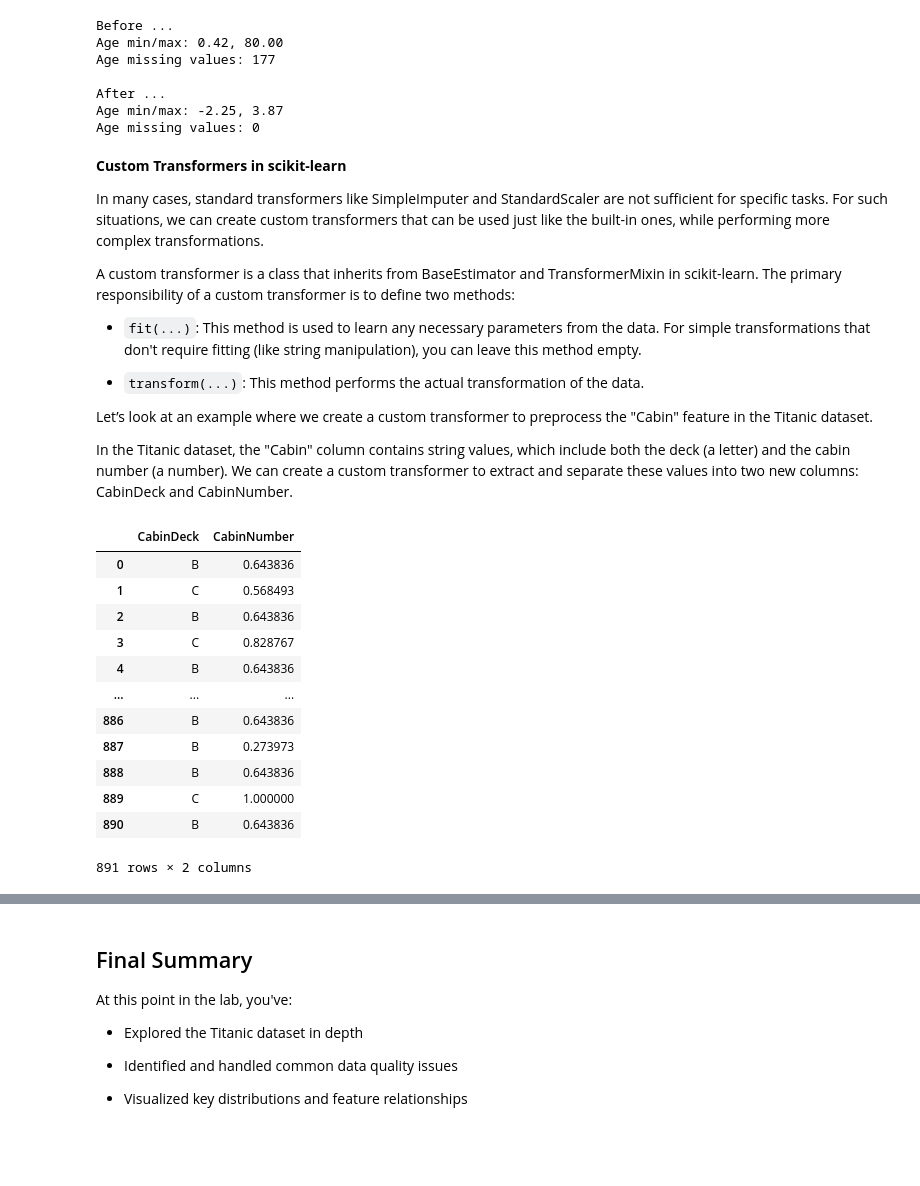
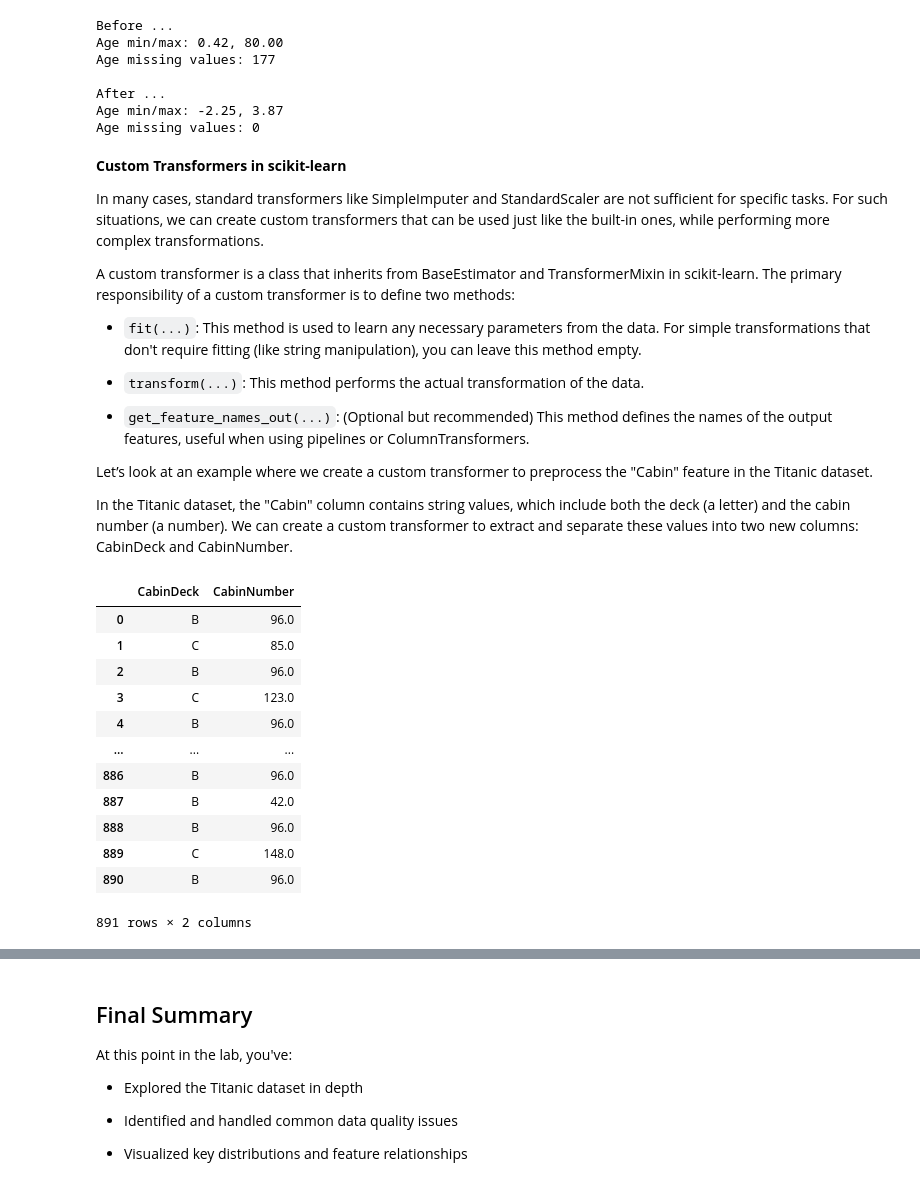
Before and after one commit to MAL-TO/Workshop-ML, a Jupyter notebook: lab-01.ipynb, the cells around one changed output, grey strips where cells are left out. Cells and saved outputs as stored; diff of their text form; code cells hidden in the pictures; blank space fills up the shorter version.

```diff
--- a/lab-01.ipynb
+++ b/lab-01.ipynb
@@ -1002,7 +991,9 @@ Nominal data in our dataset, such as **names** or **cabin identifiers**, are non
 # %%
 # Extract title from passenger name
-df['Title'] = df['Name'].str.extract(r',\s*([^\.]*)\s*\.', expand=False)
+name = df['Name']
+title = name.str.extract(r',\s*([^\.]*)\s*\.', expand=False)
 
 # View unique titles
-print("Unique titles found:", df['Title'].unique())
+print("Unique titles found:")
+title.unique()
 # %% [output]
@@ -1195,13 +1182,15 @@ A custom transformer is a class that inherits from BaseEstimator and Transformer
 
 - <code>transform(...)</code>: This method performs the actual transformation of the data.
 
+- <code>get_feature_names_out(...)</code>: (Optional but recommended) This method defines the names of the output features, useful when using pipelines or ColumnTransformers.
+
 Let’s look at an example where we create a custom transformer to preprocess the "Cabin" feature in the Titanic dataset.
 
 In the Titanic dataset, the "Cabin" column contains string values, which include both the deck (a letter) and the cabin number (a number). We can create a custom transformer to extract and separate these values into two new columns: CabinDeck and CabinNumber.
 # %%
 class CabinTransformer(BaseEstimator, TransformerMixin):
     def __init__(self):
-        self.scaler = MinMaxScaler()
+        pass
 
     def fit(self, X, y=None):
         return self
@@ -1214,37 +1203,39 @@ class CabinTransformer(BaseEstimator, TransformerMixin):
 
         cabin_number = pd.to_numeric(number[0], errors='coerce')
 
-        cabin_number_scaled = self.scaler.fit_transform(cabin_number.values.reshape(-1, 1))
-
         # Combine deck and scaled cabin number into a DataFrame
         transformed = pd.DataFrame({
             'CabinDeck': deck,
-            'CabinNumber': cabin_number_scaled.flatten()
+            'CabinNumber': cabin_number
         })
 
         return transformed
+
+    def get_feature_names_out(self, input_features=None):
+        # After transform, this transformer outputs a single column "Title"
+        return np.array(["CabinDeck", "CabinNumber"])
 # %%
 cabin_pipeline = Pipeline([
     ("imp", SimpleImputer(strategy="most_frequent")),  # Impute missing values with the most frequent value
     ("custom_transformer", CabinTransformer())  # Apply the custom CabinTransformer
 ])
 
 
 transformed_cabin = cabin_pipeline.fit_transform(df[["Cabin"]])
-transformed_cabin
+display(transformed_cabin)
 # %% [output]
 |  | CabinDeck | CabinNumber |
-| 0 | B | 0.643836 |
-| 1 | C | 0.568493 |
-| 2 | B | 0.643836 |
-| 3 | C | 0.828767 |
-| 4 | B | 0.643836 |
+| 0 | B | 96.0 |
+| 1 | C | 85.0 |
+| 2 | B | 96.0 |
+| 3 | C | 123.0 |
+| 4 | B | 96.0 |
 | ... | ... | ... |
-| 886 | B | 0.643836 |
-| 887 | B | 0.273973 |
-| 888 | B | 0.643836 |
-| 889 | C | 1.000000 |
-| 890 | B | 0.643836 |
+| 886 | B | 96.0 |
+| 887 | B | 42.0 |
+| 888 | B | 96.0 |
+| 889 | C | 148.0 |
+| 890 | B | 96.0 |
 891 rows × 2 columns
 # %% [markdown]
 **ColumnTransformer in scikit-learn**
```
Also changed, not shown: parts of 22 cells of this notebook.
